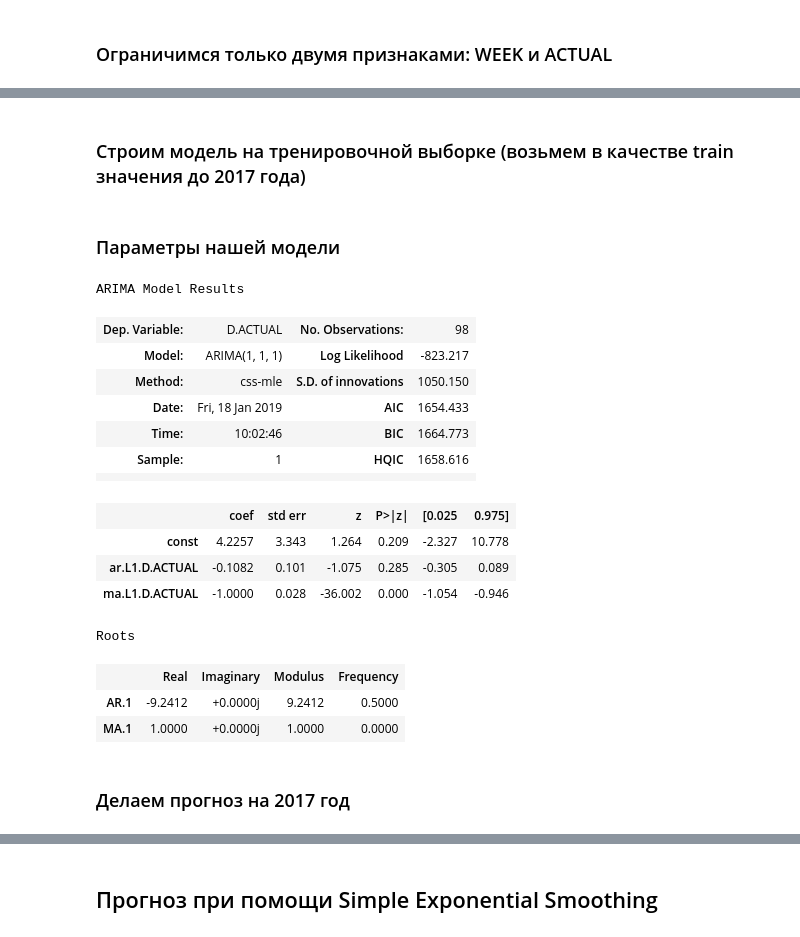
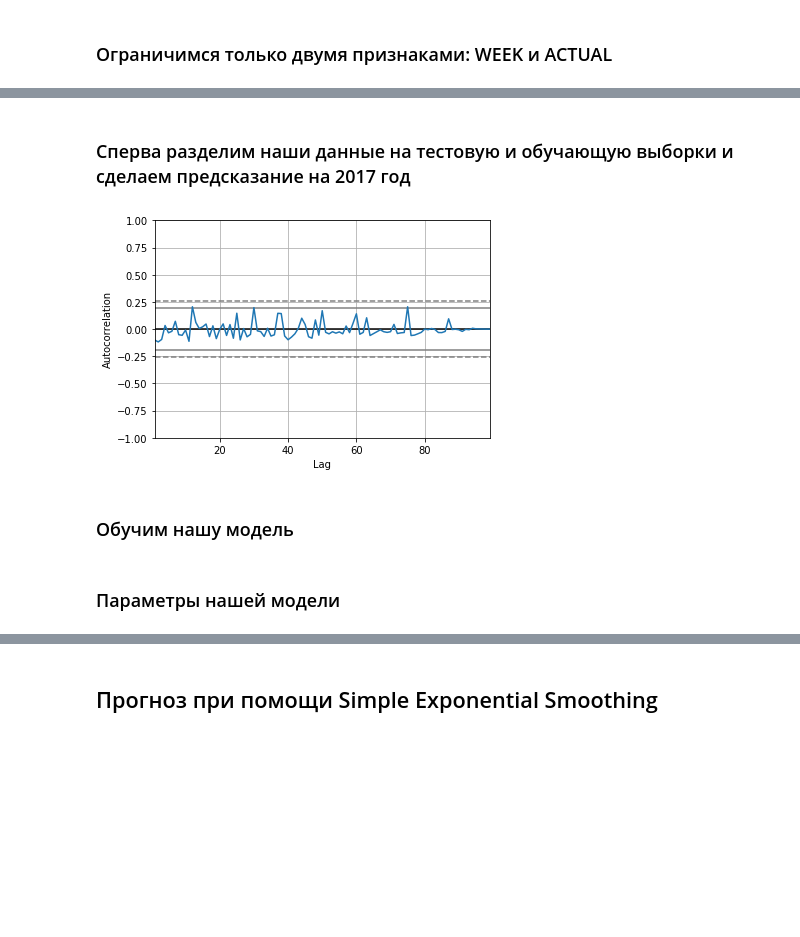
Before and after one commit to antonlagunov1623/ITechArt_lab, a Jupyter notebook: task1.ipynb, the cells around one changed output, grey strips where cells are left out. Drawn from its saved outputs; the diff is of its cells as text; code cells hidden in the pictures; blank space fills up the shorter version.

```diff
--- a/task1.ipynb
+++ b/task1.ipynb
@@ -495,2 +477,0 @@ d = 0
-# %% [markdown]
-### Строим модель на тренировочной выборке (возьмем в качестве train значения до 2017 года)
@@ -499 +478,14 @@ train = first[:'2017-01-01']
+# %%
+arima_df = df1[['ACTUAL']].copy()
+# %% [markdown]
+###  Сперва разделим наши данные на тестовую и обучающую выборки и сделаем предсказание на 2017 год
+# %%
+arima_train = arima_df[:'2017-01-01']
+arima_test = arima_df['2017-01-01':]
+# %%
+autocorrelation_plot(arima_train);
+# %% [output]
+[figure, added]
+# %% [markdown]
+### Обучим нашу модель
 # %%
@@ -501,23 +494,2 @@ arima_model = sm.tsa.ARIMA(train, order=(1, 1, 1)).fit(full_output=True, disp=0)
 # %% [markdown]
 ### Параметры нашей модели
-# %%
-arima_model.summary()
-# %% [output]
-ARIMA Model Results
-| Dep. Variable: | D.ACTUAL | No. Observations: | 98 |
-| Model: | ARIMA(1, 1, 1) | Log Likelihood | -823.217 |
-| Method: | css-mle | S.D. of innovations | 1050.150 |
-| Date: | Fri, 18 Jan 2019 | AIC | 1654.433 |
-| Time: | 10:02:46 | BIC | 1664.773 |
-| Sample: | 1 | HQIC | 1658.616 |
-|  |  |  |  |
-|  | coef | std err | z | P>|z| | [0.025 | 0.975] |
-| const | 4.2257 | 3.343 | 1.264 | 0.209 | -2.327 | 10.778 |
-| ar.L1.D.ACTUAL | -0.1082 | 0.101 | -1.075 | 0.285 | -0.305 | 0.089 |
-| ma.L1.D.ACTUAL | -1.0000 | 0.028 | -36.002 | 0.000 | -1.054 | -0.946 |
-Roots
-|  | Real | Imaginary | Modulus | Frequency |
-| AR.1 | -9.2412 | +0.0000j | 9.2412 | 0.5000 |
-| MA.1 | 1.0000 | +0.0000j | 1.0000 | 0.0000 |
-# %% [markdown]
-### Делаем прогноз на 2017 год
```
Also changed, not shown: parts of 202 cells of this notebook.
